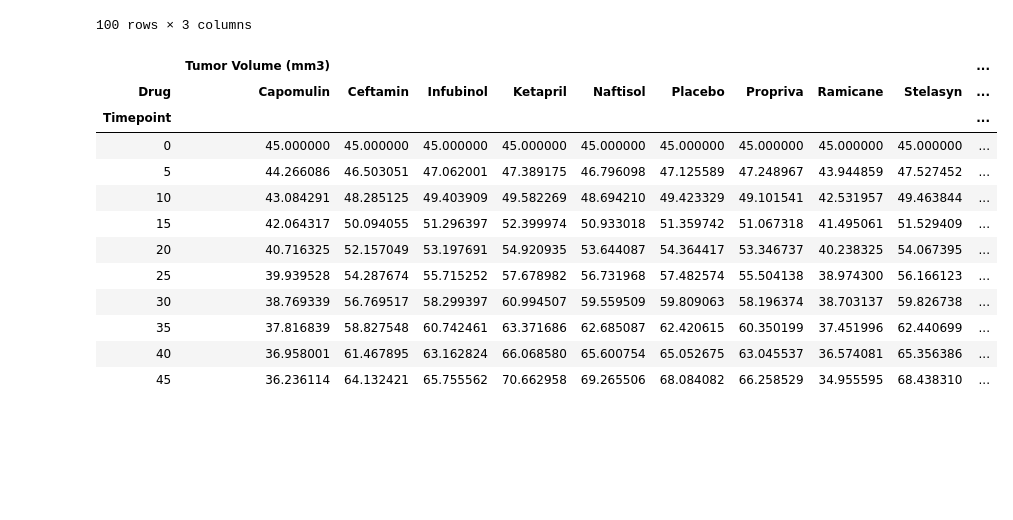
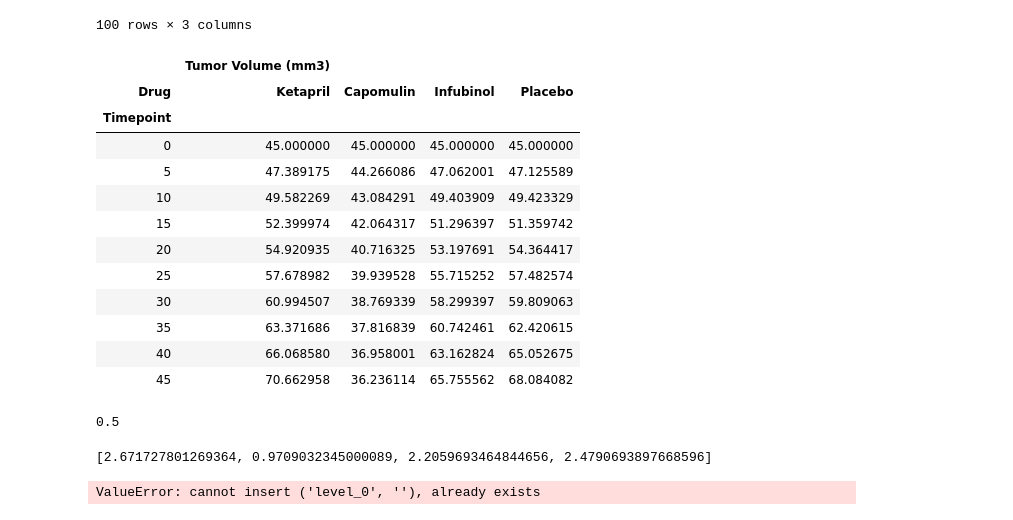
Before and after one commit to mcordray1988/matplotlib-Challenge, a Jupyter notebook: Pymaceuticals/Untitled.ipynb, the cells around one changed output. Cells and saved outputs as stored; diff of their text form; code cells hidden in the pictures; blank space fills up the shorter version.

```diff
--- a/Pymaceuticals/Untitled.ipynb
+++ b/Pymaceuticals/Untitled.ipynb
@@ -82,22 +83,56 @@ df2
 # %%
 # Minor Data Munging to Re-Format the Data Frames
 del df2["Metastatic Sites"]
 del df2["error"]
 reformated = df2.unstack(level = 0,fill_value=0)
 # Preview that Reformatting worked
 
-reformated
+reformated_df = reformated[[('Tumor Volume (mm3)', 'Ketapril'),('Tumor Volume (mm3)', 'Capomulin'),('Tumor Volume (mm3)', 'Infubinol'),('Tumor Volume (mm3)', 'Placebo')]]
+reformated_df
 # %% [output]
-|  | Tumor Volume (mm3) |  |  |  |  |  |  |  |  | ... |
-| Drug | Capomulin | Ceftamin | Infubinol | Ketapril | Naftisol | Placebo | Propriva | Ramicane | Stelasyn | ... |
-| Timepoint |  |  |  |  |  |  |  |  |  | ... |
-| 0 | 45.000000 | 45.000000 | 45.000000 | 45.000000 | 45.000000 | 45.000000 | 45.000000 | 45.000000 | 45.000000 | ... |
-| 5 | 44.266086 | 46.503051 | 47.062001 | 47.389175 | 46.796098 | 47.125589 | 47.248967 | 43.944859 | 47.527452 | ... |
-| 10 | 43.084291 | 48.285125 | 49.403909 | 49.582269 | 48.694210 | 49.423329 | 49.101541 | 42.531957 | 49.463844 | ... |
-| 15 | 42.064317 | 50.094055 | 51.296397 | 52.399974 | 50.933018 | 51.359742 | 51.067318 | 41.495061 | 51.529409 | ... |
-| 20 | 40.716325 | 52.157049 | 53.197691 | 54.920935 | 53.644087 | 54.364417 | 53.346737 | 40.238325 | 54.067395 | ... |
-| 25 | 39.939528 | 54.287674 | 55.715252 | 57.678982 | 56.731968 | 57.482574 | 55.504138 | 38.974300 | 56.166123 | ... |
-| 30 | 38.769339 | 56.769517 | 58.299397 | 60.994507 | 59.559509 | 59.809063 | 58.196374 | 38.703137 | 59.826738 | ... |
-| 35 | 37.816839 | 58.827548 | 60.742461 | 63.371686 | 62.685087 | 62.420615 | 60.350199 | 37.451996 | 62.440699 | ... |
-| 40 | 36.958001 | 61.467895 | 63.162824 | 66.068580 | 65.600754 | 65.052675 | 63.045537 | 36.574081 | 65.356386 | ... |
-| 45 | 36.236114 | 64.132421 | 65.755562 | 70.662958 | 69.265506 | 68.084082 | 66.258529 | 34.955595 | 68.438310 | ... |
+|  | Tumor Volume (mm3) |  |  |  |
+| Drug | Ketapril | Capomulin | Infubinol | Placebo |
+| Timepoint |  |  |  |  |
+| 0 | 45.000000 | 45.000000 | 45.000000 | 45.000000 |
+| 5 | 47.389175 | 44.266086 | 47.062001 | 47.125589 |
+| 10 | 49.582269 | 43.084291 | 49.403909 | 49.423329 |
+| 15 | 52.399974 | 42.064317 | 51.296397 | 51.359742 |
+| 20 | 54.920935 | 40.716325 | 53.197691 | 54.364417 |
+| 25 | 57.678982 | 39.939528 | 55.715252 | 57.482574 |
+| 30 | 60.994507 | 38.769339 | 58.299397 | 59.809063 |
+| 35 | 63.371686 | 37.816839 | 60.742461 | 62.420615 |
+| 40 | 66.068580 | 36.958001 | 63.162824 | 65.052675 |
+| 45 | 70.662958 | 36.236114 | 65.755562 | 68.084082 |
+# %%
+# Generate the Plot (with Error Bars)
+yerror = reformated_df.sem(axis = 1, skipna = False)
+
+reformated_df
+yerror1 = .5
+#np.random.random_sample(1)
+yerror1
+# %% [output]
+0.5
+# %%
+Ksem = reformated_df['Tumor Volume (mm3)', 'Ketapril'].sem()
+Csem =reformated_df['Tumor Volume (mm3)', 'Capomulin'].sem()
+Isem = reformated_df['Tumor Volume (mm3)', 'Infubinol'].sem()
+Psem = reformated_df['Tumor Volume (mm3)', 'Placebo'].sem()
+error = [Ksem, Csem, Isem, Psem]
+error
+# %% [output]
+[2.671727801269364, 0.9709032345000089, 2.2059693464844656, 2.4790693897668596]
+# %%
+#reformated_df = reformated_df.reset_index()
+#reformated_df.plot(kind="line", marker =".")
+reformated_df = reformated_df.reset_index()
+plt.errorbar(y=reformated_df['Timepoint'],x=reformated_df['Tumor Volume (mm3)', 'Ketapril'],yerr=yerror1)
+plt.xlabel("Time(days)")
+plt.ylabel("tummor Volume(mm3)")
+plt.title("Tumor Response to Treatment")
+plt.legend(loc=2, prop={'size': 6})
+
+# Save the Figure
+plt.show()
+# %% [output]
+ValueError: cannot insert ('level_0', ''), already exists
```
Also changed, not shown: parts of 23 cells of this notebook.
